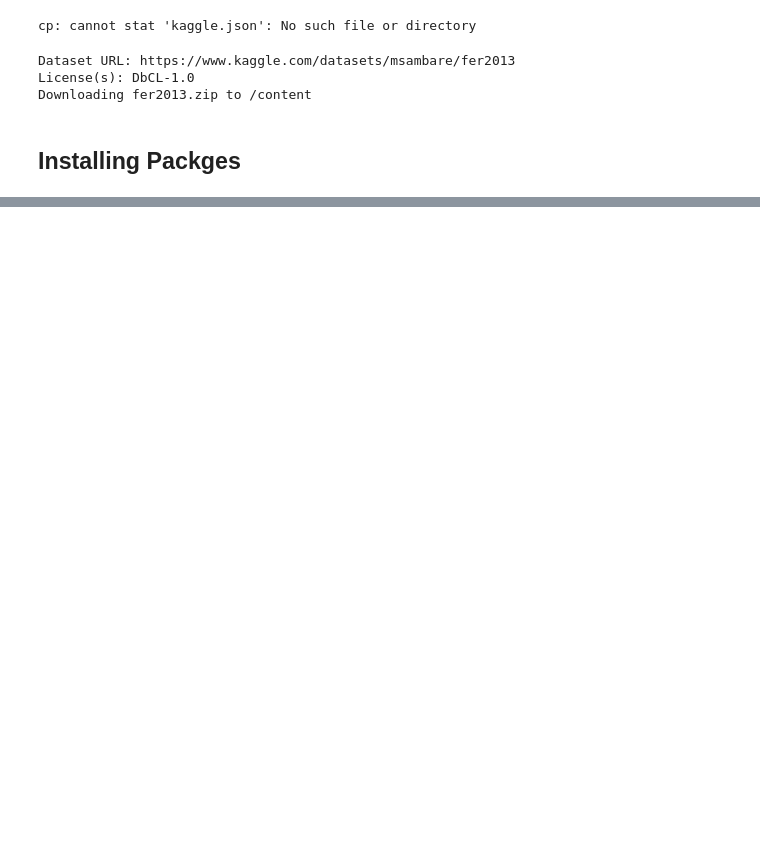
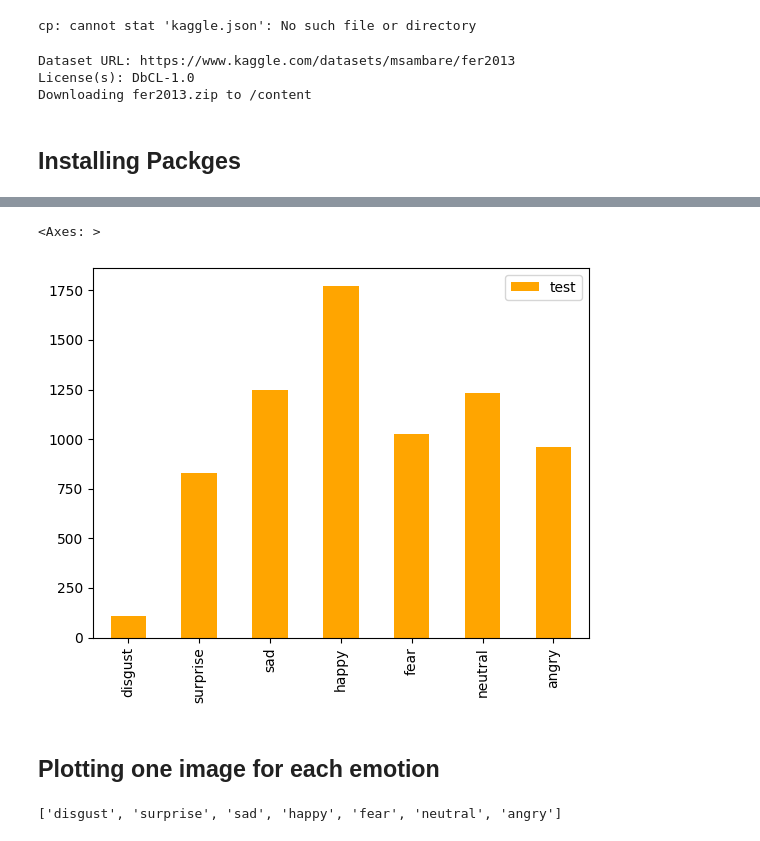
Before and after one commit to parasgodhani01/Emotion-Detection, a Jupyter notebook: main.ipynb, the cells around one changed output, grey strips where cells are left out. Saved outputs shown, nothing was run; the diff lists cells and outputs as text; code cells hidden in the pictures; blank space fills up the shorter version.

```diff
--- a/main.ipynb
+++ b/main.ipynb
@@ -38,0 +148,12 @@ from keras.layers import Conv2D,MaxPooling2D,BatchNormalization,Dropout,Flatten,
+# %%
+test_count.transpose().plot(kind='bar', color='orange')
+# %% [output]
+<Axes: >
+[figure, added]
+# %% [markdown]
+## Plotting one image for each emotion
+# %%
+emotions = os.listdir(train_dir)
+print(emotions)
+# %% [output]
+['disgust', 'surprise', 'sad', 'happy', 'fear', 'neutral', 'angry']
```
Also changed, not shown: parts of 18 cells of this notebook.
